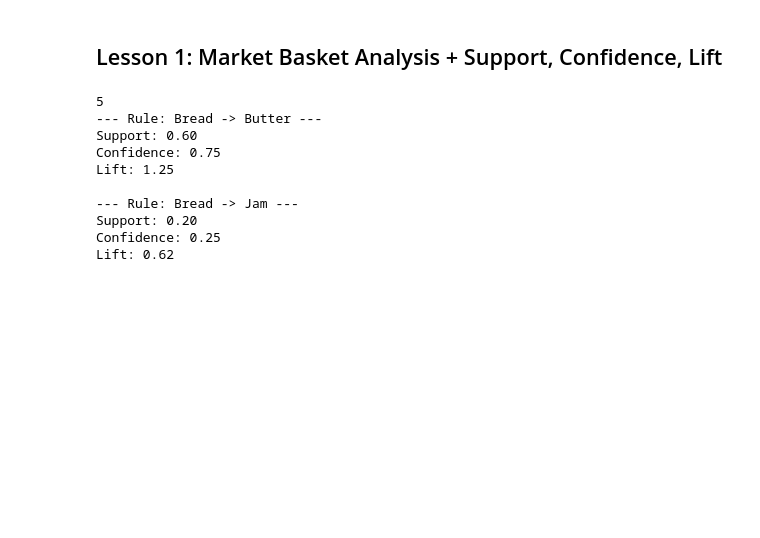
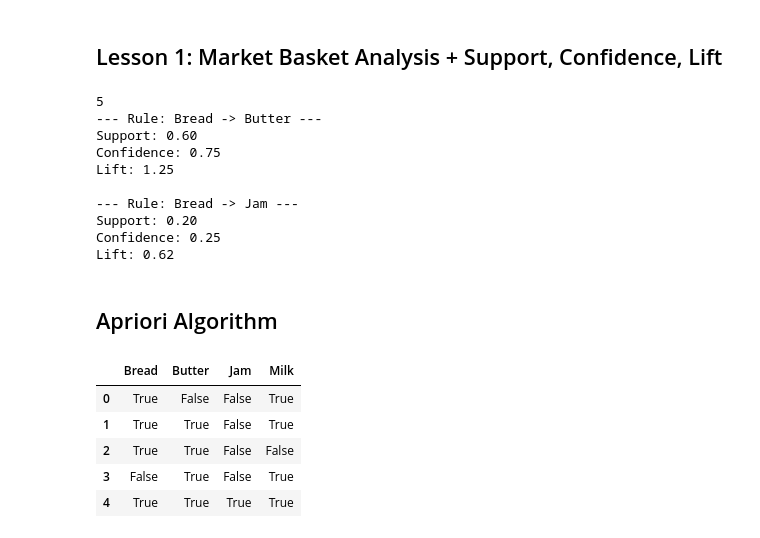
Before and after one commit to readulislamtamim/November-2026, a Jupyter notebook: Notebooks/Data_Mining_Practice_1.ipynb, the cells around one changed output. Cells and saved outputs as stored; diff of their text form; code cells hidden in the pictures; blank space fills up the shorter version.

Commit message:
adding apriori code

```diff
--- a/Notebooks/Data_Mining_Practice_1.ipynb
+++ b/Notebooks/Data_Mining_Practice_1.ipynb
@@ -844,3 +844,5 @@ Lift: 1.25
 Support: 0.20
 Confidence: 0.25
 Lift: 0.62
+# %% [markdown]
+## Apriori Algorithm ##
@@ -846,0 +853,21 @@ Lift: 0.62
+# %%
+transactions = [
+    ['Bread', 'Milk'],
+    ['Bread', 'Butter', 'Milk'],
+    ['Bread', 'Butter'],
+    ['Milk', 'Butter'],
+    ['Bread', 'Milk', 'Butter', 'Jam']
+]
+
+te = TransactionEncoder()
+te_ary = te.fit(transactions).transform(transactions)
+df = pd.DataFrame(te_ary,
+                  columns=te.columns_)
+df
+# %% [output]
+|  | Bread | Butter | Jam | Milk |
+| 0 | True | False | False | True |
+| 1 | True | True | False | True |
+| 2 | True | True | False | False |
+| 3 | False | True | False | True |
+| 4 | True | True | True | True |
```
Also changed, not shown: parts of 4 cells of this notebook.
